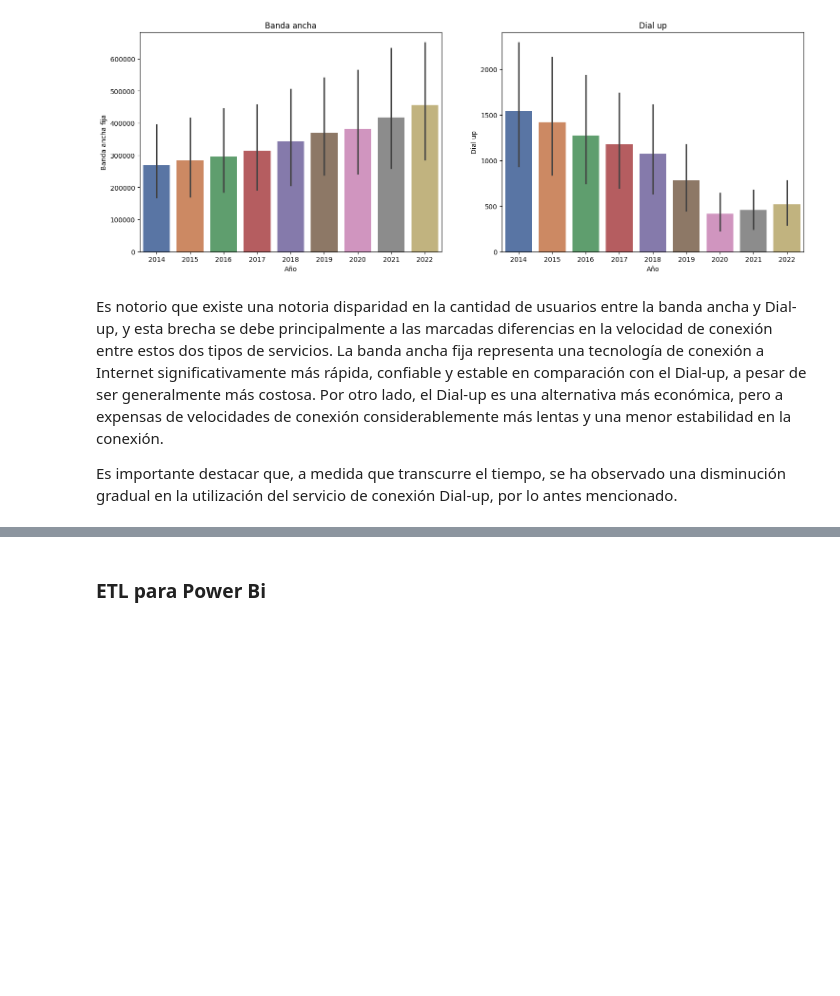
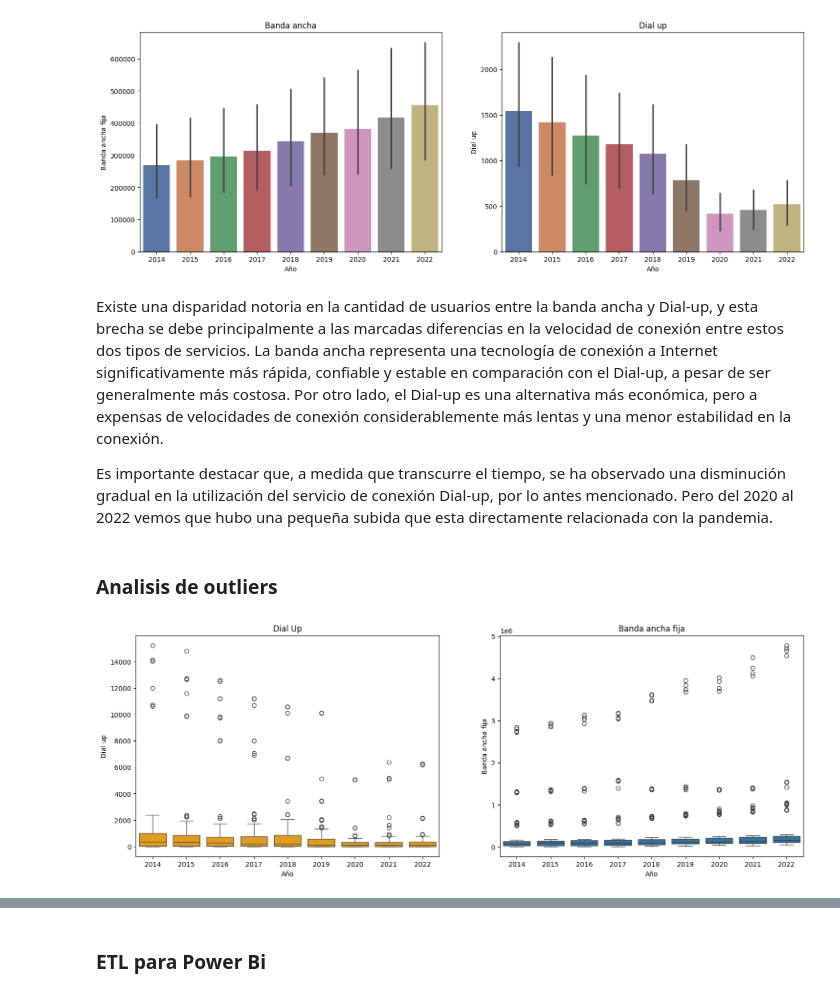
Before and after one commit to DamianAlbarino/Data-analysis-de-telecomunicaciones, a Jupyter notebook: EDA.ipynb, the cells around one changed output, grey strips where cells are left out. Cells and saved outputs as stored; diff of their text form; code cells hidden in the pictures; blank space fills up the shorter version.

```diff
--- a/EDA.ipynb
+++ b/EDA.ipynb
@@ -260,6 +260,19 @@ plt.show()
 # %% [output]
 [figure]
 # %% [markdown]
-Es notorio que existe una notoria disparidad en la cantidad de usuarios entre la banda ancha y Dial-up, y esta brecha se debe principalmente a las marcadas diferencias en la velocidad de conexión entre estos dos tipos de servicios. La banda ancha fija representa una tecnología de conexión a Internet significativamente más rápida, confiable y estable en comparación con el Dial-up, a pesar de ser generalmente más costosa. Por otro lado, el Dial-up es una alternativa más económica, pero a expensas de velocidades de conexión considerablemente más lentas y una menor estabilidad en la conexión.
+Existe una disparidad notoria en la cantidad de usuarios entre la banda ancha y Dial-up, y esta brecha se debe principalmente a las marcadas diferencias en la velocidad de conexión entre estos dos tipos de servicios. La banda ancha representa una tecnología de conexión a Internet significativamente más rápida, confiable y estable en comparación con el Dial-up, a pesar de ser generalmente más costosa. Por otro lado, el Dial-up es una alternativa más económica, pero a expensas de velocidades de conexión considerablemente más lentas y una menor estabilidad en la conexión.
 
-Es importante destacar que, a medida que transcurre el tiempo, se ha observado una disminución gradual en la utilización del servicio de conexión Dial-up, por lo antes mencionado.
+Es importante destacar que, a medida que transcurre el tiempo, se ha observado una disminución gradual en la utilización del servicio de conexión Dial-up, por lo antes mencionado. Pero del 2020 al 2022 vemos que hubo una pequeña subida que esta directamente relacionada con la pandemia.
+# %% [markdown]
+### Analisis de outliers
+# %%
+plt.figure(figsize=(18,6))
+plt.subplot(1,2,1)
+sns.boxplot(x='Año',y='Dial up', data = df, color='orange')
+plt.title('Dial Up')
+plt.subplot(1,2,2)
+plt.title('Banda ancha fija')
+sns.boxplot(x='Año',y='Banda ancha fija', data = df)
+plt.show()
+# %% [output]
+[figure, added]
```
Also changed, not shown: parts of 21 cells of this notebook, 8 other files.
